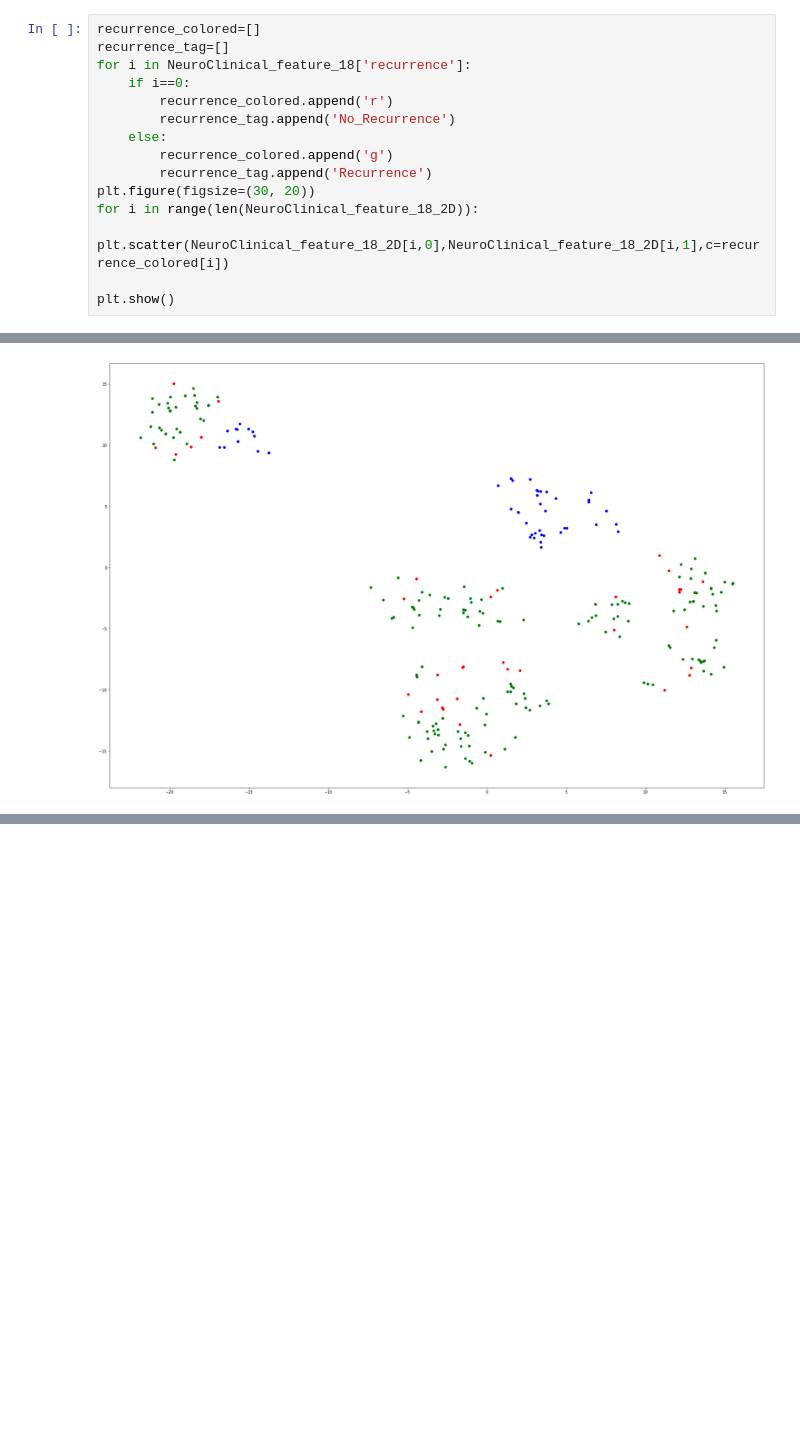
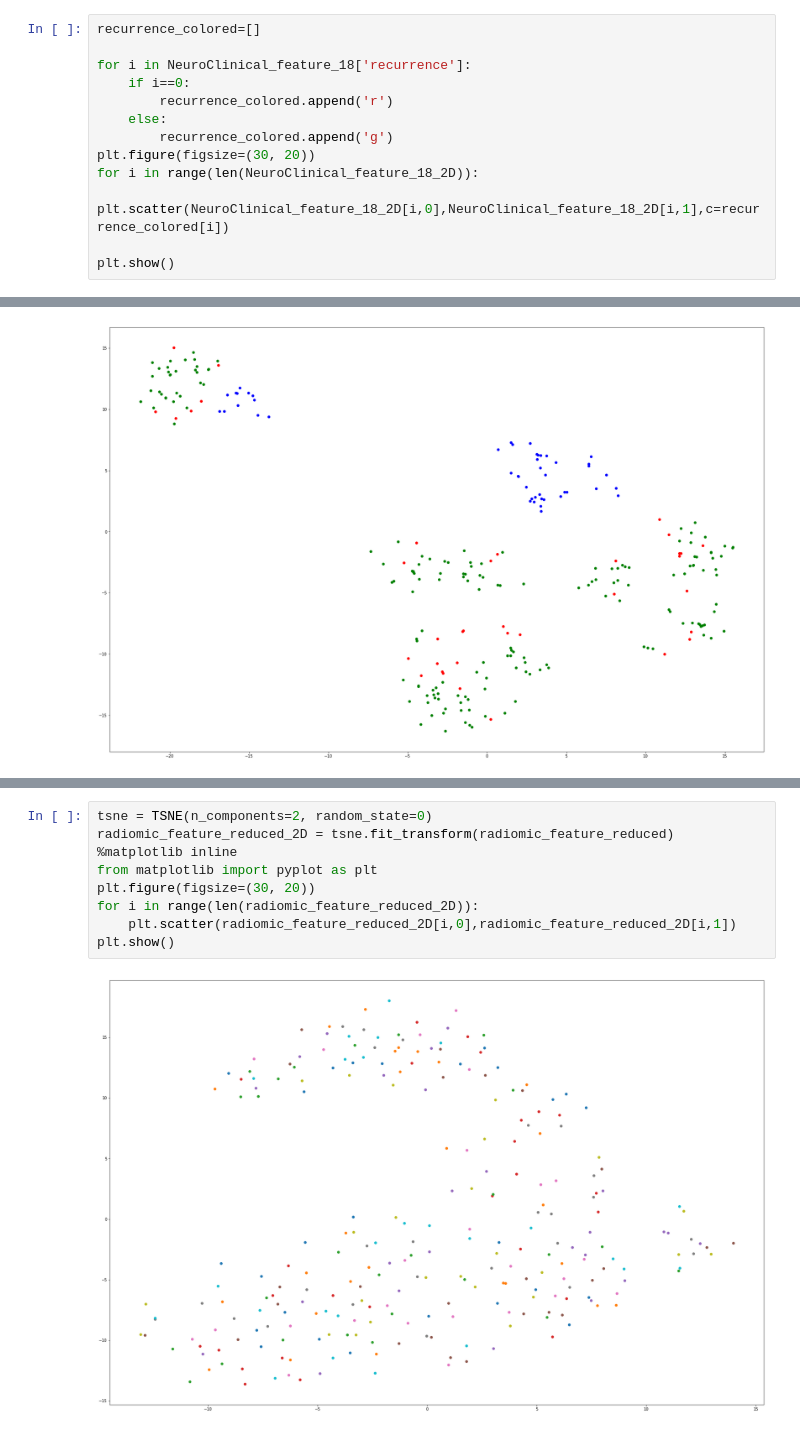
Before and after one commit to DoctorYe/DICOM_head_to_CSV, a Jupyter notebook: Desktop/PLOT.ipynb, the cells around one changed output, grey strips where cells are left out. Drawn from its saved outputs; the diff is of its cells as text; blank space fills up the shorter version.

```diff
--- a/Desktop/PLOT.ipynb
+++ b/Desktop/PLOT.ipynb
@@ -94,14 +95,12 @@ plt.show()
 [figure]
 # %%
 recurrence_colored=[]
-recurrence_tag=[]
+
 for i in NeuroClinical_feature_18['recurrence']:
     if i==0:
         recurrence_colored.append('r')
-        recurrence_tag.append('No_Recurrence')
     else:
         recurrence_colored.append('g')
-        recurrence_tag.append('Recurrence')
 plt.figure(figsize=(30, 20))
 for i in range(len(NeuroClinical_feature_18_2D)):
     plt.scatter(NeuroClinical_feature_18_2D[i,0],NeuroClinical_feature_18_2D[i,1],c=recurrence_colored[i])
@@ -168,0 +186,11 @@ plt.show()
+# %%
+tsne = TSNE(n_components=2, random_state=0)
+radiomic_feature_reduced_2D = tsne.fit_transform(radiomic_feature_reduced)
+%matplotlib inline
+from matplotlib import pyplot as plt
+plt.figure(figsize=(30, 20))
+for i in range(len(radiomic_feature_reduced_2D)):
+    plt.scatter(radiomic_feature_reduced_2D[i,0],radiomic_feature_reduced_2D[i,1])
+plt.show()
+# %% [output]
+[figure, added]
```
Also changed, not shown: parts of 11 cells of this notebook.
